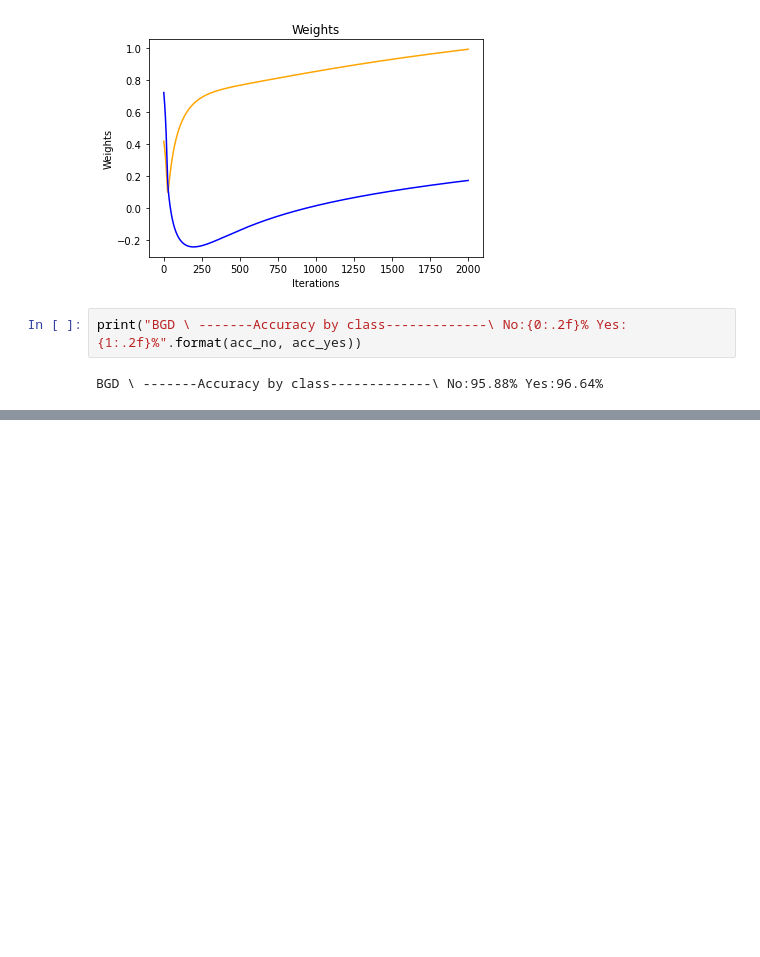
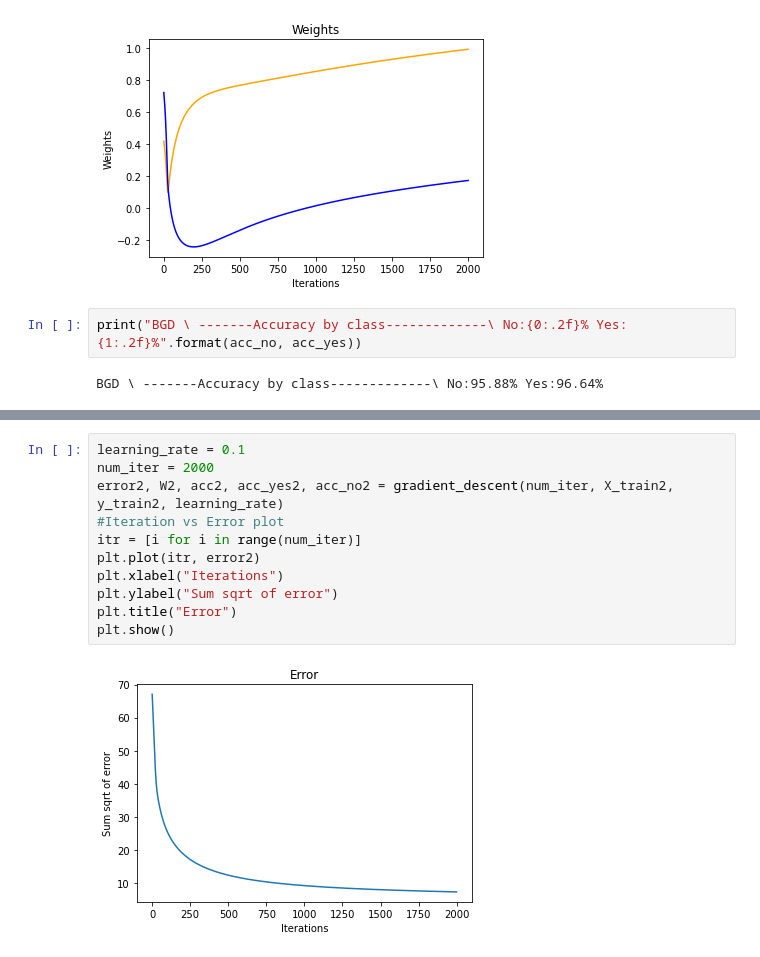
Before and after one commit to aibota1016/Perceptron, a Jupyter notebook: Perceptron.ipynb, the cells around one changed output, grey strips where cells are left out. Cells and saved outputs as stored; diff of their text form; blank space fills up the shorter version.

```diff
--- a/Perceptron.ipynb
+++ b/Perceptron.ipynb
@@ -221,0 +346,13 @@ SGD \ -------Accuracy by class-------------\ No:100.00% Yes:100.00%
+# %%
+learning_rate = 0.1
+num_iter = 2000
+error2, W2, acc2, acc_yes2, acc_no2 = gradient_descent(num_iter, X_train2, y_train2, learning_rate)
+#Iteration vs Error plot
+itr = [i for i in range(num_iter)]
+plt.plot(itr, error2)
+plt.xlabel("Iterations")
+plt.ylabel("Sum sqrt of error")
+plt.title("Error")
+plt.show()
+# %% [output]
+[figure, added]
```
Also changed, not shown: parts of 21 cells of this notebook.
